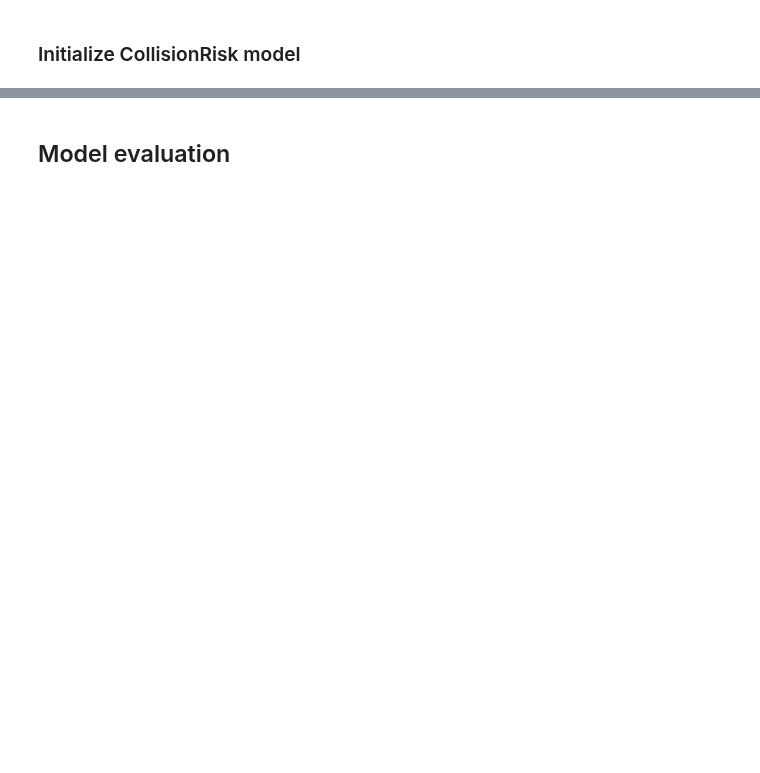
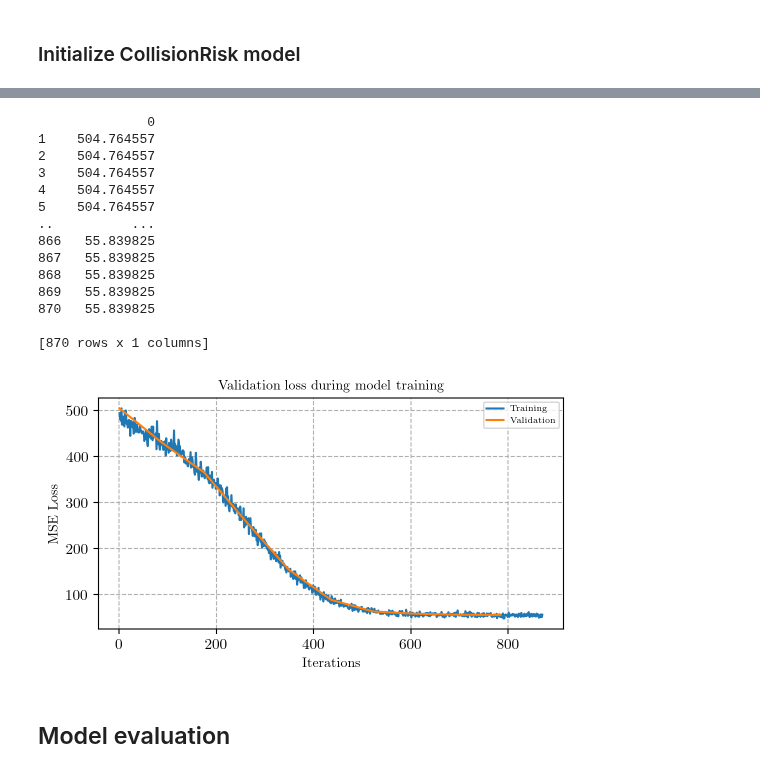
Before and after one commit to JJavierRosales/scapy, a Jupyter notebook: notebooks/ann_risk_probability_estimation.ipynb, the cells around one changed output, grey strips where cells are left out. Saved outputs shown, nothing was run; the diff lists cells and outputs as text; code cells hidden in the pictures; blank space fills up the shorter version.

```diff
--- a/notebooks/ann_risk_probability_estimation.ipynb
+++ b/notebooks/ann_risk_probability_estimation.ipynb
@@ -686,2 +296,39 @@ Saving model parameters... Done.
+# %%
+results = model._learn_results
+data_training = pd.Series(results['training_loss'], results['total_iterations'])
+data_validation = pd.DataFrame(results['validation_loss'], results['total_iterations'])
+
+print(data_validation)
+
+# Iterate over all elements in the folder
+fig, ax = plt.subplots(figsize=(6,3))
+
+ax.plot(data_training.drop_duplicates(keep='first'), label='Training')
+ax.plot(data_validation.drop_duplicates(keep='first'), label='Validation')
+
+ax.set_title('Validation loss during model training', fontsize=10)
+ax.set_xlabel('Iterations', fontsize=10)
+ax.set_ylabel('MSE Loss', fontsize=10)
+#ax.set_ylim(0,0.3)
+#ax.set_xlim(1, 5)
+ax.legend(fontsize=6, loc='best')#, bbox_to_anchor=(1, 0.5)
+ax.grid(True, linestyle='--')
+# fig.savefig(filepath, bbox_inches='tight')
+# %% [output]
+              0
+1    504.764557
+2    504.764557
+3    504.764557
+4    504.764557
+5    504.764557
+..          ...
+866   55.839825
+867   55.839825
+868   55.839825
+869   55.839825
+870   55.839825
+
+[870 rows x 1 columns]
+[figure, added]
 # %% [markdown]
 ## Model evaluation
```
Also changed, not shown: parts of 15 cells of this notebook, 1 other file.
